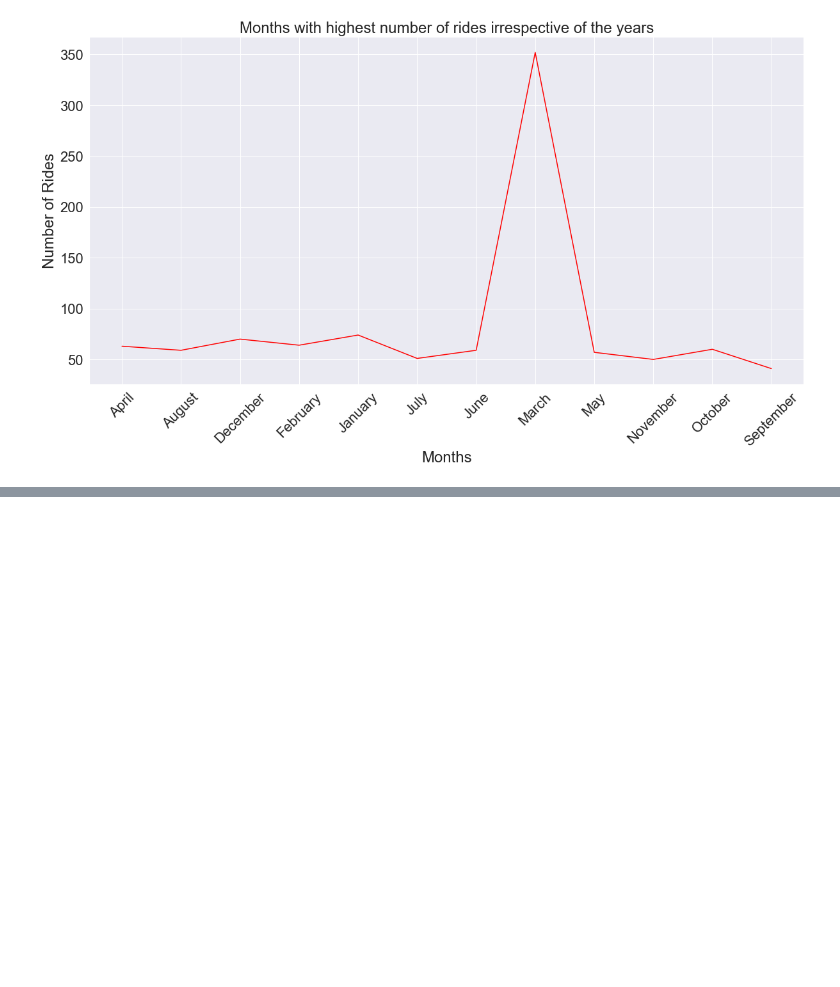
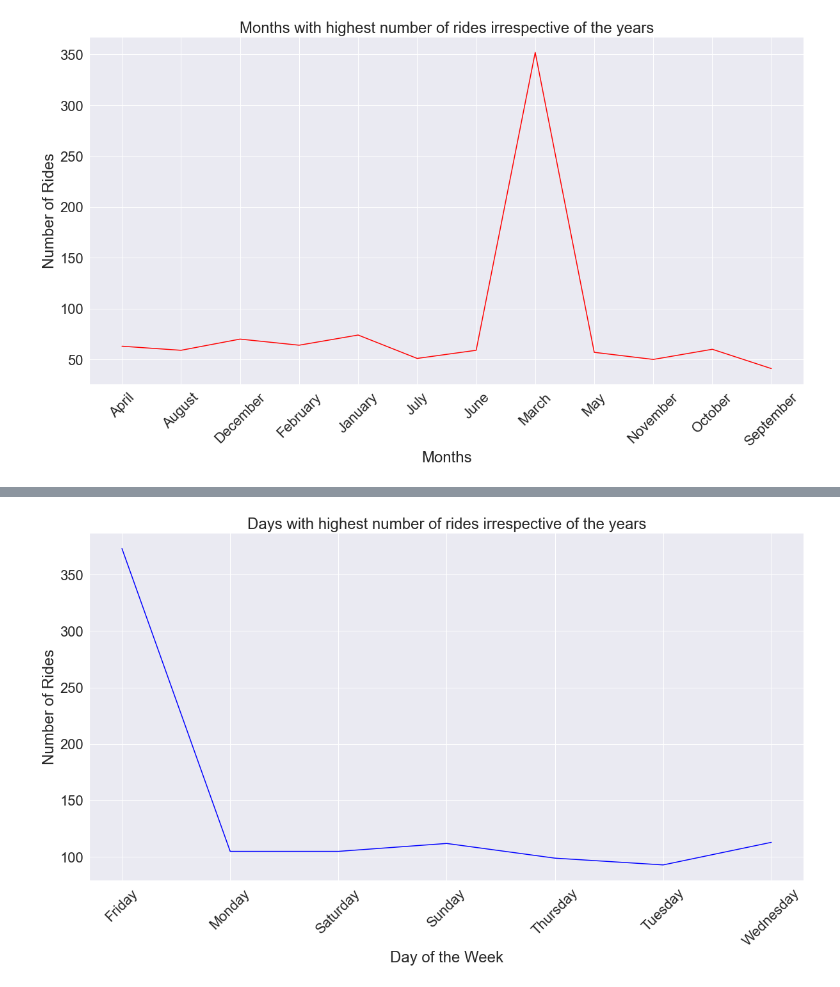
Before and after one commit to joeelorm/Projects, a Jupyter notebook: Data Cleaning/Data Cleaning.ipynb, the cells around one changed output, grey strips where cells are left out. Drawn from its saved outputs; the diff is of its cells as text; code cells hidden in the pictures; blank space fills up the shorter version.

```diff
--- a/Data Cleaning/Data Cleaning.ipynb
+++ b/Data Cleaning/Data Cleaning.ipynb
@@ -770,0 +769,4 @@ ride_sharing_1000['ride_date'][0].day_name()
+# %%
+#Creating the column
+ride_sharing_1000['day'] = ride_sharing_1000.apply(lambda row: row['ride_date'].day_name(), axis = 1)
+ride_sharing_1000.head(3)
@@ -770,0 +778,4 @@ ride_sharing_1000['ride_date'][0].day_name()
+# %%
+#Performing the groupby and count
+days = ride_sharing_1000.groupby('day')['bike_id'].count()
+days
@@ -770,0 +792,10 @@ ride_sharing_1000['ride_date'][0].day_name()
+# %%
+plt.figure(figsize = (20, 10))
+plt.plot(days, color = 'blue')
+plt.xlabel('Day of the Week')
+plt.ylabel('Number of Rides')
+plt.xticks(rotation = 45)
+plt.title('Days with highest number of rides irrespective of the years')
+plt.show()
+# %% [output]
+[figure, added]
```
Also changed, not shown: parts of 4 cells of this notebook.
